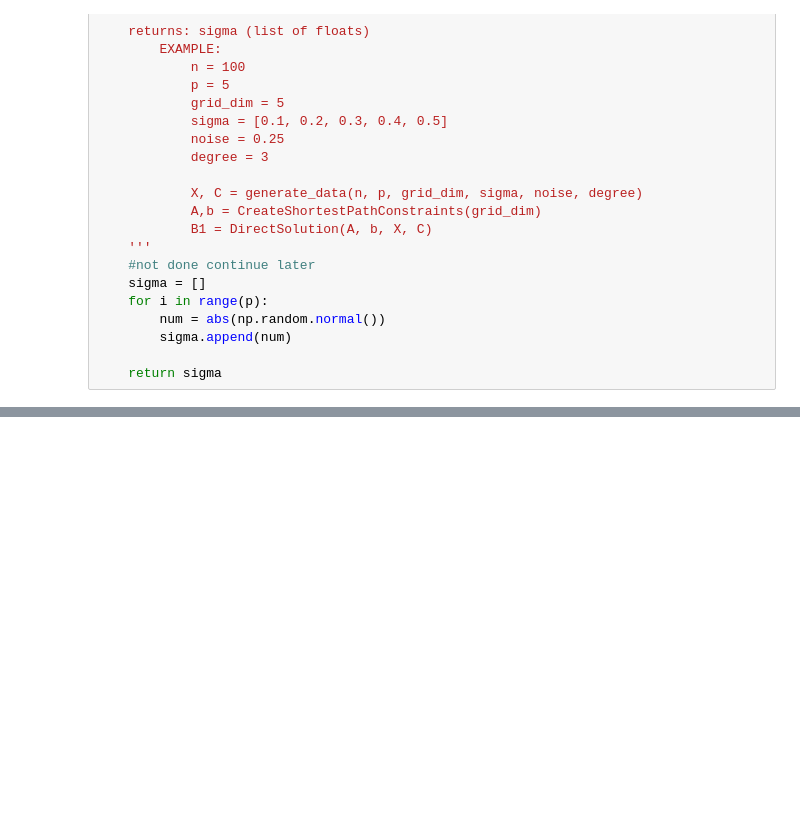
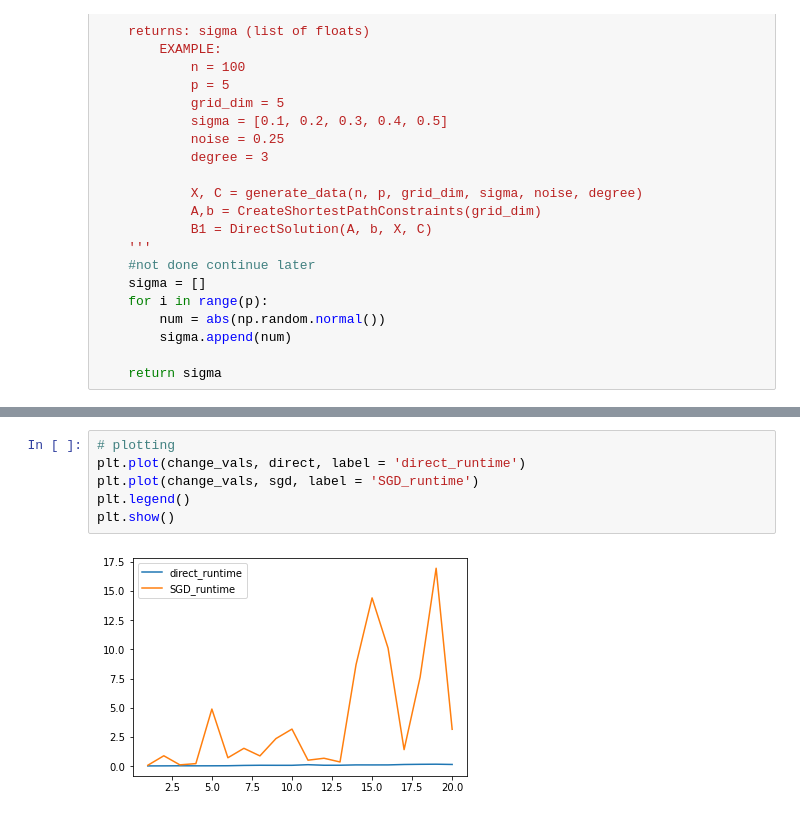
Before and after one commit to michaelzcjia/smart_predict_optimize, a Jupyter notebook: Experiments.ipynb, the cells around one changed output, grey strips where cells are left out. Drawn from its saved outputs; the diff is of its cells as text; blank space fills up the shorter version.

```diff
--- a/Experiments.ipynb
+++ b/Experiments.ipynb
@@ -158,0 +263,8 @@ Converged after 635 steps
+# %%
+# plotting
+plt.plot(change_vals, direct, label = 'direct_runtime')
+plt.plot(change_vals, sgd, label = 'SGD_runtime')
+plt.legend()
+plt.show()
+# %% [output]
+[figure, added]
```
Also changed, not shown: parts of 7 cells of this notebook.
